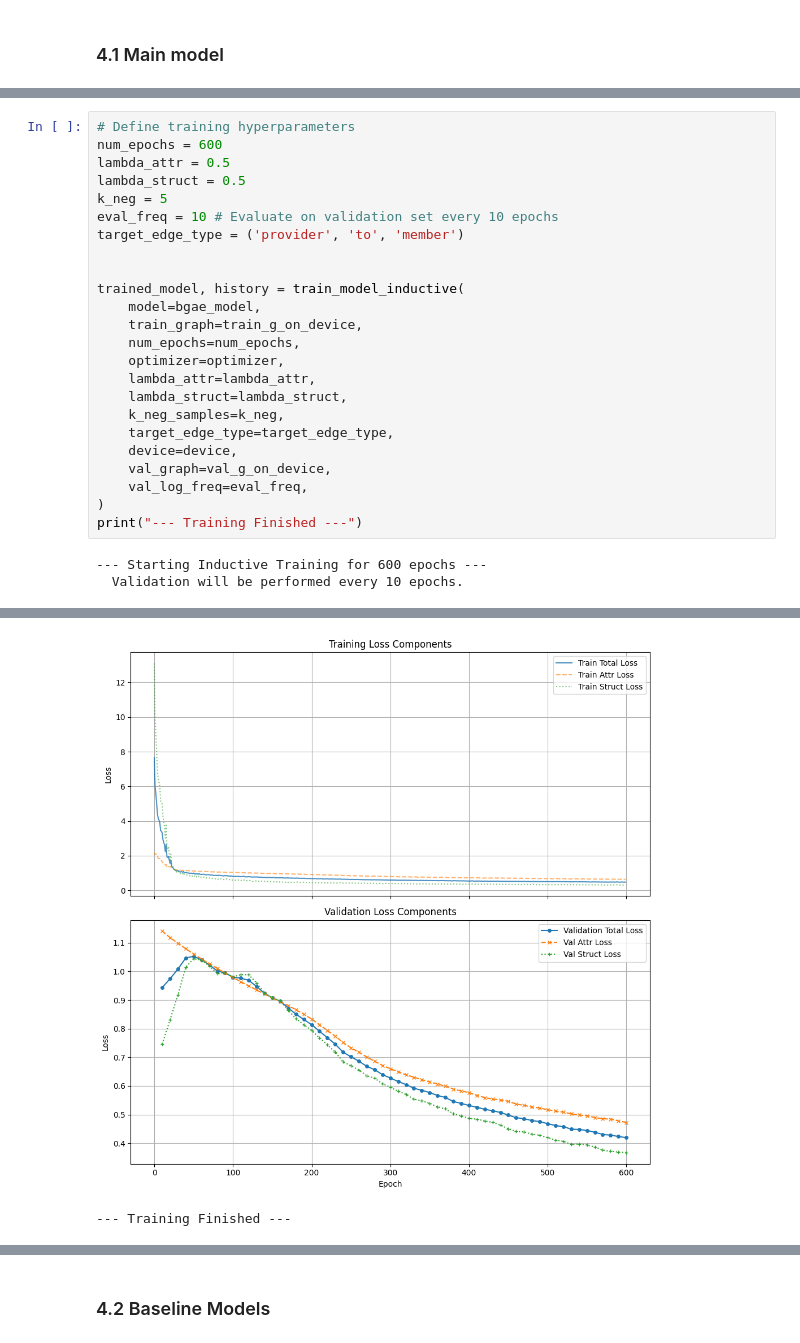
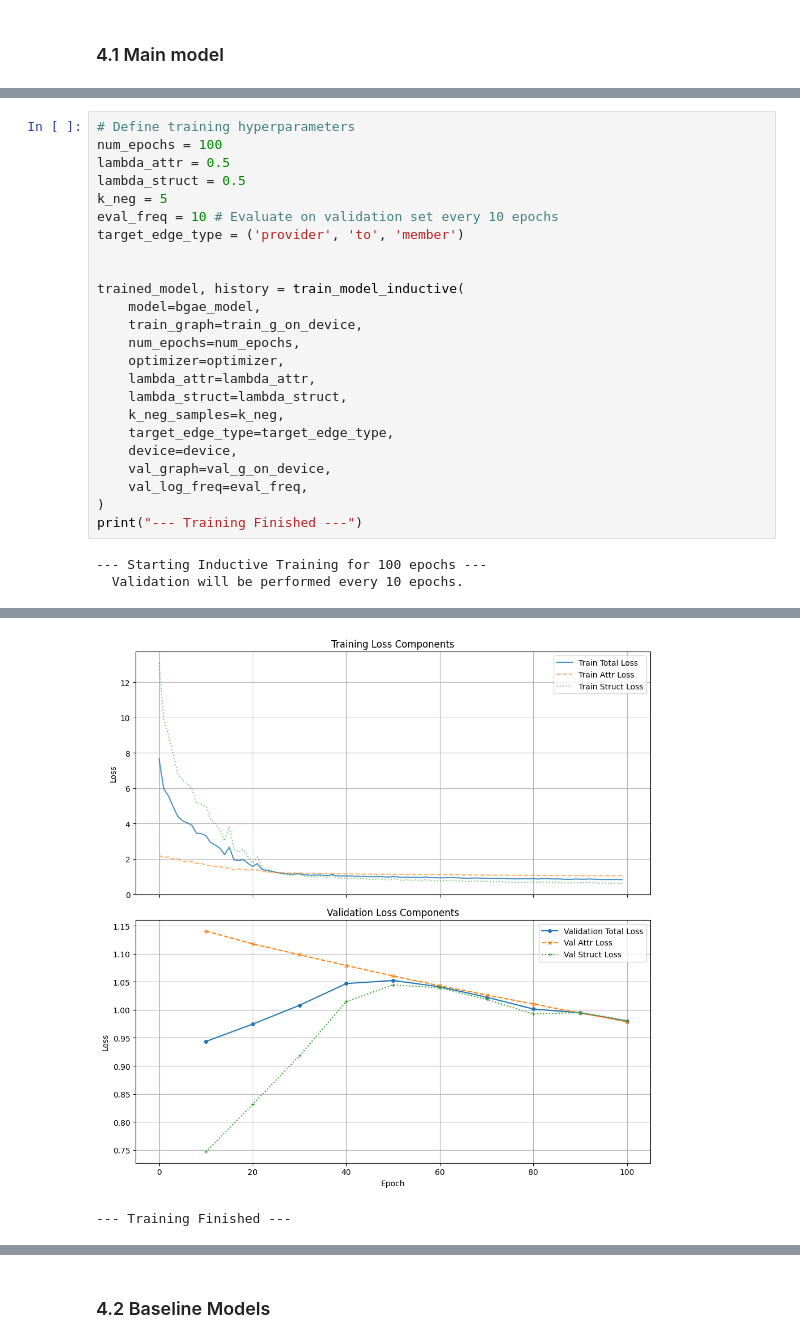
Before and after one commit to Kchak22/degree-project-gad-healthcare, a Jupyter notebook: notebooks/model_comparison.ipynb, the cells around one changed output, grey strips where cells are left out. Drawn from its saved outputs; the diff is of its cells as text.

```diff
--- a/notebooks/model_comparison.ipynb
+++ b/notebooks/model_comparison.ipynb
@@ -590,6 +592,6 @@ Optimizer Defined.
 # %%
 # Define training hyperparameters
-num_epochs = 600
+num_epochs = 100
 lambda_attr = 0.5
 lambda_struct = 0.5
 k_neg = 5
@@ -612,5 +614,5 @@ trained_model, history = train_model_inductive(
 )
 print("--- Training Finished ---")
 # %% [output]
---- Starting Inductive Training for 600 epochs ---
+--- Starting Inductive Training for 100 epochs ---
   Validation will be performed every 10 epochs.
@@ -634,4 +630,4 @@ Epoch 600/600 | Train Loss: 0.4759 (Attr: 0.6424, Struct: 0.3095) | Val Loss: 0.
-[figure, old version]
+[figure, new version]
 --- Training Finished ---
 # %%
 # --- Calculate Anomaly Scores on Training and Validation Graphs ---
```
Also changed, not shown: parts of 19 cells of this notebook, 5 other files.
